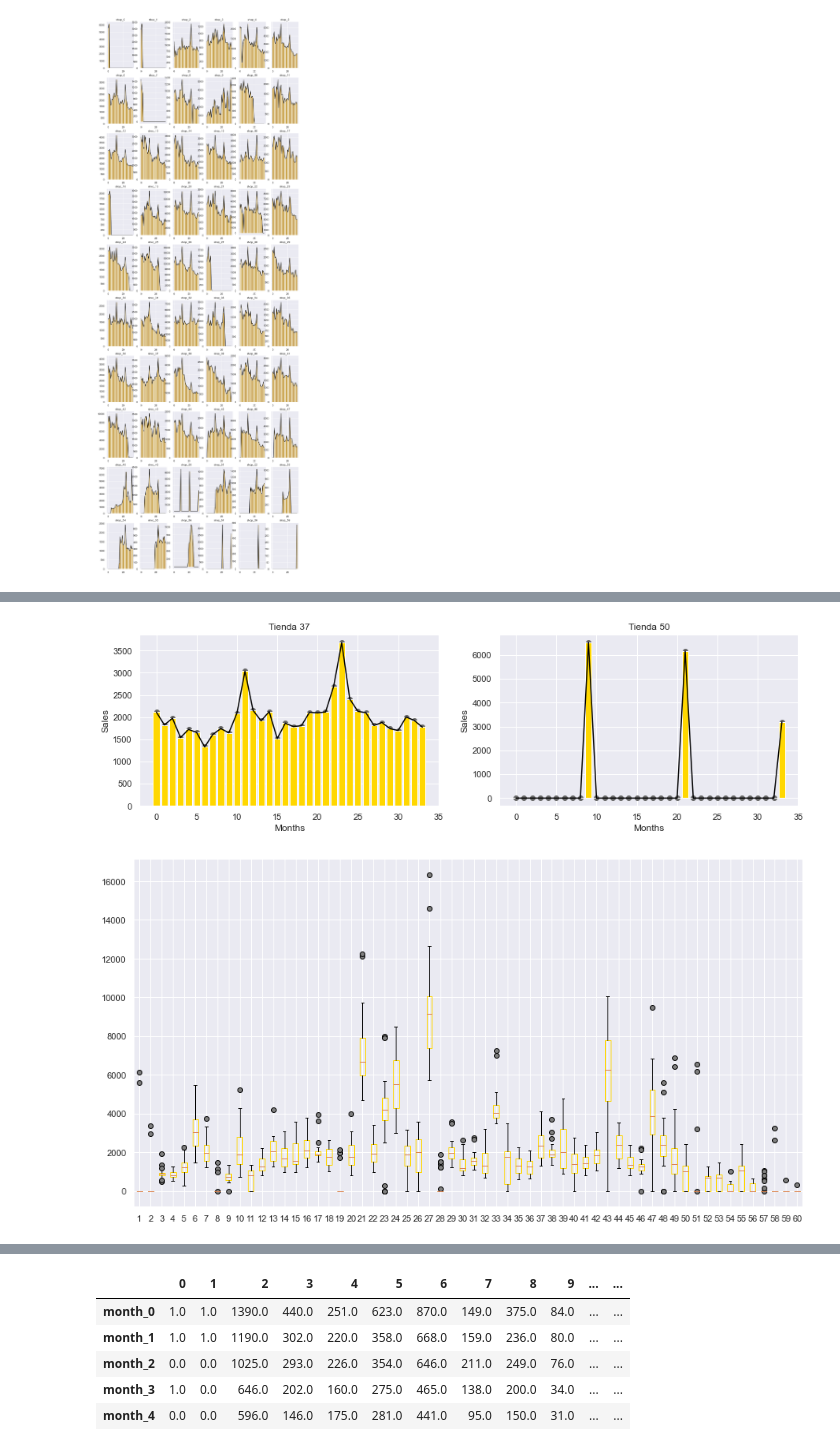
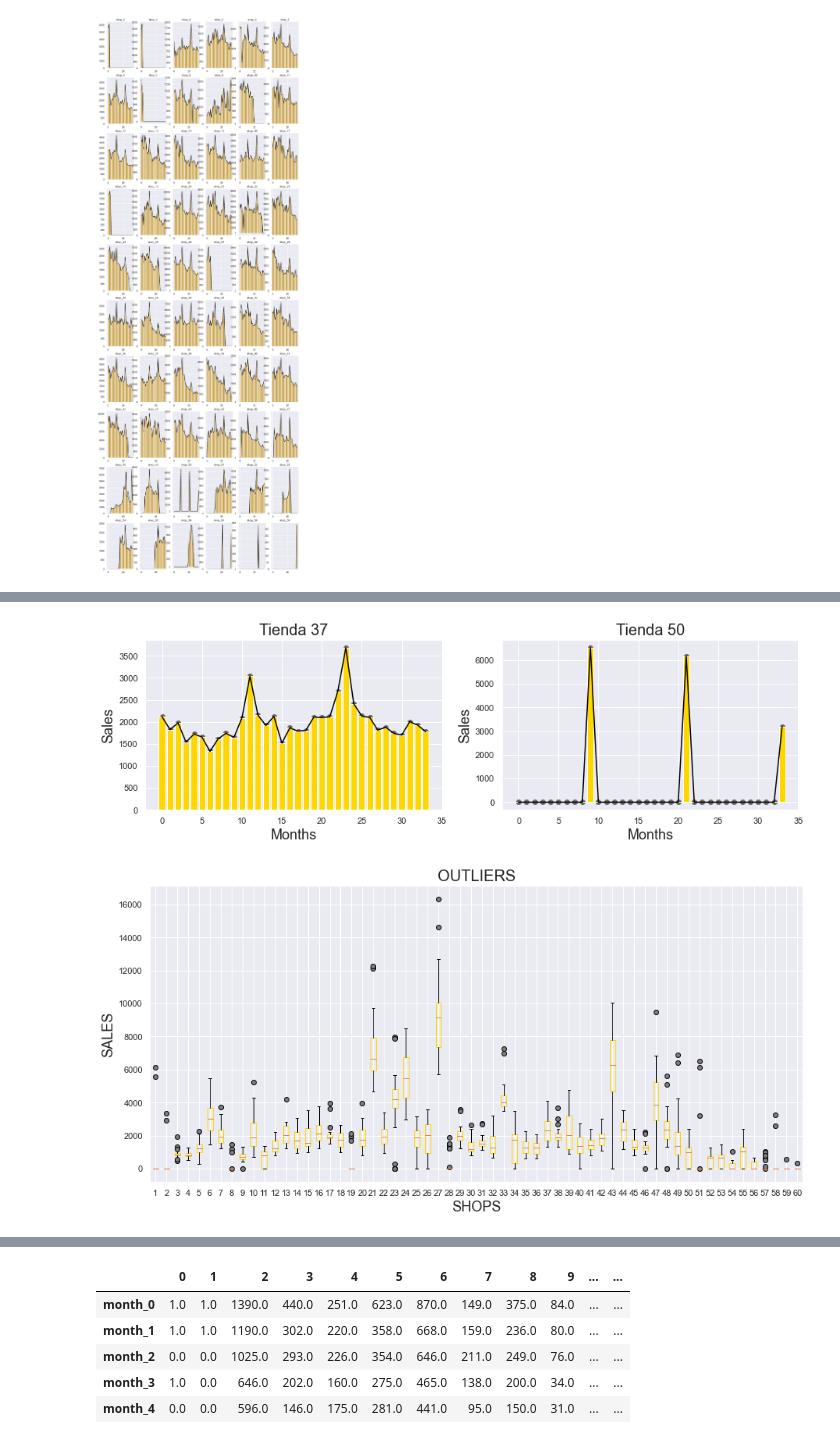
Before and after one commit to Alberto7526/MonografiaGithub, a Jupyter notebook: Analítica descriptiva.ipynb, the cells around one changed output, grey strips where cells are left out. Saved outputs shown, nothing was run; the diff lists cells and outputs as text; code cells hidden in the pictures.

```diff
--- a/Analítica descriptiva.ipynb
+++ b/Analítica descriptiva.ipynb
@@ -101,3 +103,15 @@ for k in range(0,10):
 plt.show()
 # %% [output]
 [figure]
+# %%
+import matplotlib.pyplot as plt
+import numpy as np
+import matplotlib
+matplotlib.rcParams['font.size'] = 8.0
+
+fig, axs = plt.subplots(figsize= (16,8))
+
+# create a horizontal plot
+axs.eventplot(np.array(df_shops), colors='darkgoldenrod', lineoffsets=1,
+                    linelengths=1)
+plt.show()
@@ -104,31 +120,34 @@ plt.show()
 # %%
 fig, ax = plt.subplots(1,2,figsize=(15,4))
 x = df_shops_trans[37]
 ax[0].bar(range(0,34),x,color='gold')
 ax[0].plot(range(0,34),x, color='black')
 ax[0].scatter(range(0,34),x, color='dimgray')
-ax[0].set_title('Tienda 37')
-ax[0].set_xlabel('Months')
-ax[0].set_ylabel('Sales')
+ax[0].set_title('Tienda 37',fontsize=20)
+ax[0].set_xlabel('Months',fontsize=18)
+ax[0].set_ylabel('Sales',fontsize=18)
 x = df_shops_trans[50]
 ax[1].bar(range(0,34),x,color='gold')
 ax[1].plot(range(0,34),x, color='black')
 ax[1].scatter(range(0,34),x, color='dimgray')
-ax[1].set_title('Tienda 50')
-ax[1].set_xlabel('Months')
-ax[1].set_ylabel('Sales')
+ax[1].set_title('Tienda 50',fontsize=20)
+ax[1].set_xlabel('Months',fontsize=18)
+ax[1].set_ylabel('Sales',fontsize=18)
 plt.show()
 # %% [output]
-[figure, old version]
+[figure, new version]
 # %%
-fig, ax = plt.subplots(figsize=(15,8))
+fig, ax = plt.subplots(figsize=(15,7))
 flierprops = dict(marker='o', markerfacecolor='gray', markersize=6,
                   linestyle='none', markeredgecolor='black')
 boxprops=dict(color='gold')
 ax.boxplot(df_shops,boxprops=boxprops,flierprops=flierprops)
+ax.set_title('OUTLIERS',fontsize=20)
+ax.set_xlabel('SHOPS',fontsize=18)
+ax.set_ylabel('SALES',fontsize=18)
 plt.show()
 # %% [output]
-[figure, old version]
+[figure, new version]
 # %%
 df_categories = div_d.transform_data_category(df)
 df_categories = df_categories.drop(['item_category_id'],axis=1)
```
Also changed, not shown: parts of 5 cells of this notebook, 5 other files.
